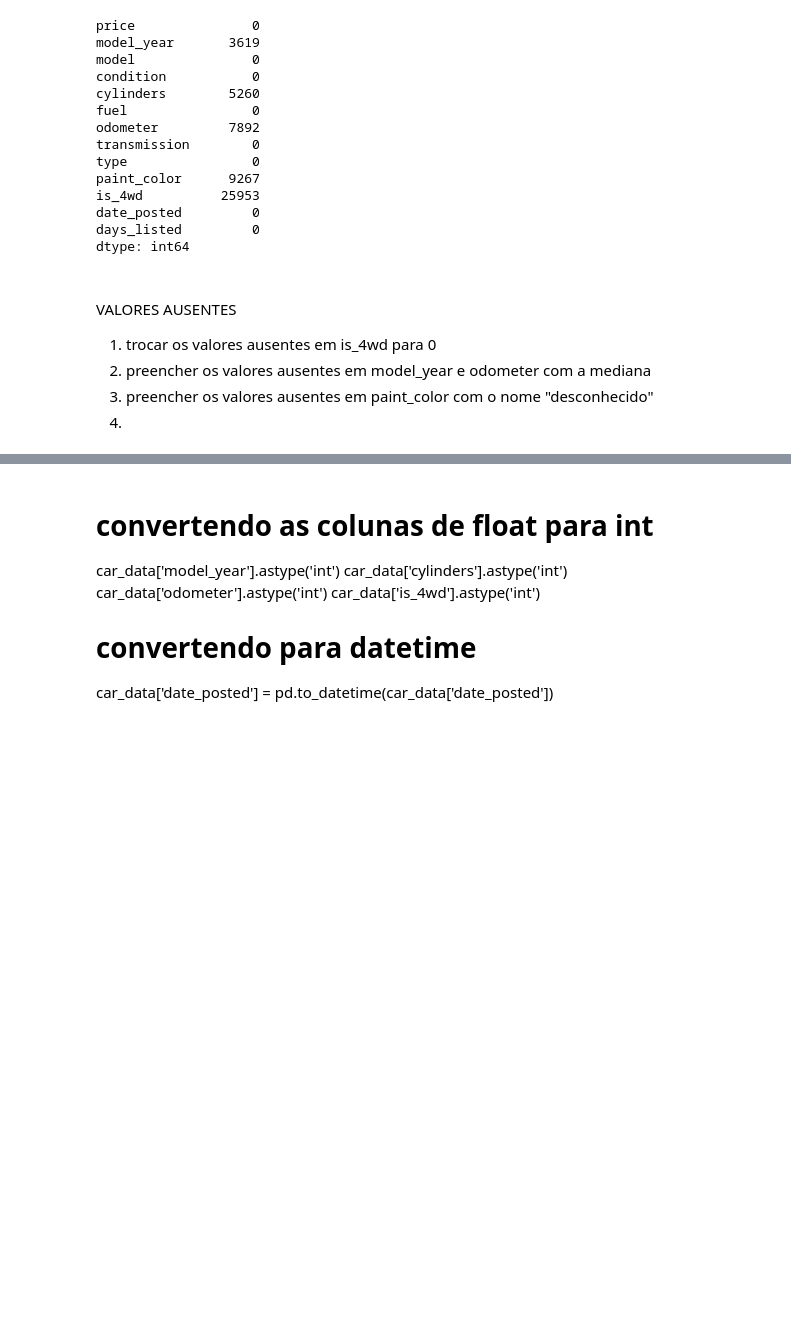
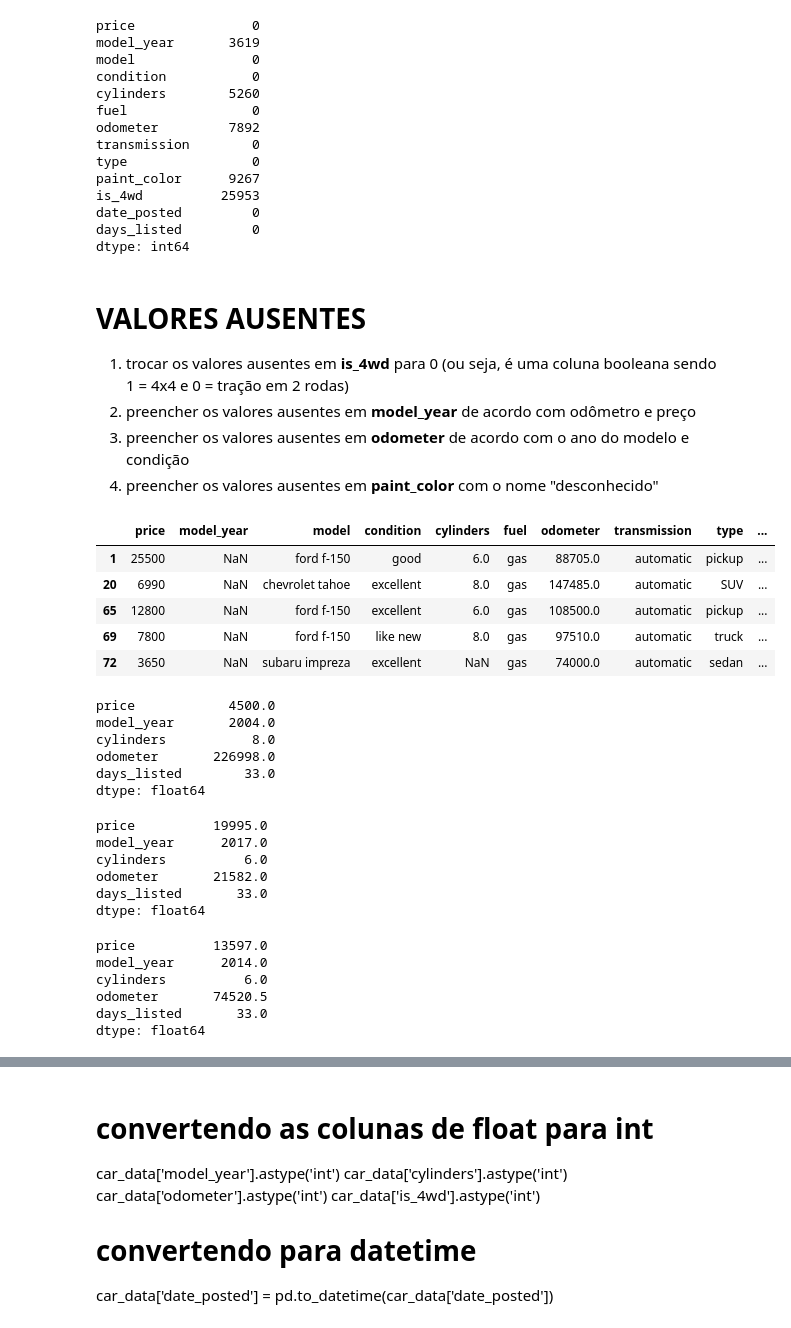
Before and after one commit to henriquetargino/Vehicles, a Jupyter notebook: notebooks/EDA.ipynb, the cells around one changed output, grey strips where cells are left out. Drawn from its saved outputs; the diff is of its cells as text; code cells hidden in the pictures; blank space fills up the shorter version.

```diff
--- a/notebooks/EDA.ipynb
+++ b/notebooks/EDA.ipynb
@@ -72,11 +82,10 @@ date_posted         0
 days_listed         0
 dtype: int64
 # %% [markdown]
-###
-VALORES AUSENTES
-1. trocar os valores ausentes em is_4wd para 0
-2. preencher os valores ausentes em model_year e odometer com a mediana
-3. preencher os valores ausentes em paint_color com o nome "desconhecido"
-4.
+# VALORES AUSENTES
+1. trocar os valores ausentes em **is_4wd** para 0 (ou seja, é uma coluna booleana sendo 1 = 4x4 e 0 = tração em 2 rodas)
+2. preencher os valores ausentes em **model_year** de acordo com odômetro e preço
+3. preencher os valores ausentes em **odometer** de acordo com o ano do modelo e condição
+4. preencher os valores ausentes em **paint_color** com o nome "desconhecido"
 # %%
 car_data['is_4wd'] = car_data['is_4wd'].fillna('0.0')
@@ -84,0 +92,19 @@ car_data['is_4wd'] = car_data['is_4wd'].fillna('0.0')
+# %%
+car_data.loc[car_data['model_year'].isna()].head()
+# %% [output]
+|  | price | model_year | model | condition | cylinders | fuel | odometer | transmission | type | ... |
+| 1 | 25500 | NaN | ford f-150 | good | 6.0 | gas | 88705.0 | automatic | pickup | ... |
+| 20 | 6990 | NaN | chevrolet tahoe | excellent | 8.0 | gas | 147485.0 | automatic | SUV | ... |
+| 65 | 12800 | NaN | ford f-150 | excellent | 6.0 | gas | 108500.0 | automatic | pickup | ... |
+| 69 | 7800 | NaN | ford f-150 | like new | 8.0 | gas | 97510.0 | automatic | truck | ... |
+| 72 | 3650 | NaN | subaru impreza | excellent | NaN | gas | 74000.0 | automatic | sedan | ... |
+# %%
+car_data.loc[car_data['odometer'] >= 200000.0].median(numeric_only=True)
+#a mediana de do ano de carros que tem mais de 200k de km rodados é 2004
+# %% [output]
+price            4500.0
+model_year       2004.0
+cylinders           8.0
+odometer       226998.0
+days_listed        33.0
+dtype: float64
@@ -84,0 +115,10 @@ car_data['is_4wd'] = car_data['is_4wd'].fillna('0.0')
+# %%
+# repetindo o mesmo processo
+car_data.loc[car_data['odometer'] <= 40000].median(numeric_only=True)
+# %% [output]
+price          19995.0
+model_year      2017.0
+cylinders          6.0
+odometer       21582.0
+days_listed       33.0
+dtype: float64
@@ -84,0 +129,9 @@ car_data['is_4wd'] = car_data['is_4wd'].fillna('0.0')
+# %%
+car_data.loc[(car_data['odometer'] >= 40000.0) & (car_data['odometer'] <= 100000.0)].median(numeric_only=True)
+# %% [output]
+price          13597.0
+model_year      2014.0
+cylinders          6.0
+odometer       74520.5
+days_listed       33.0
+dtype: float64
```
Also changed, not shown: parts of 19 cells of this notebook.
